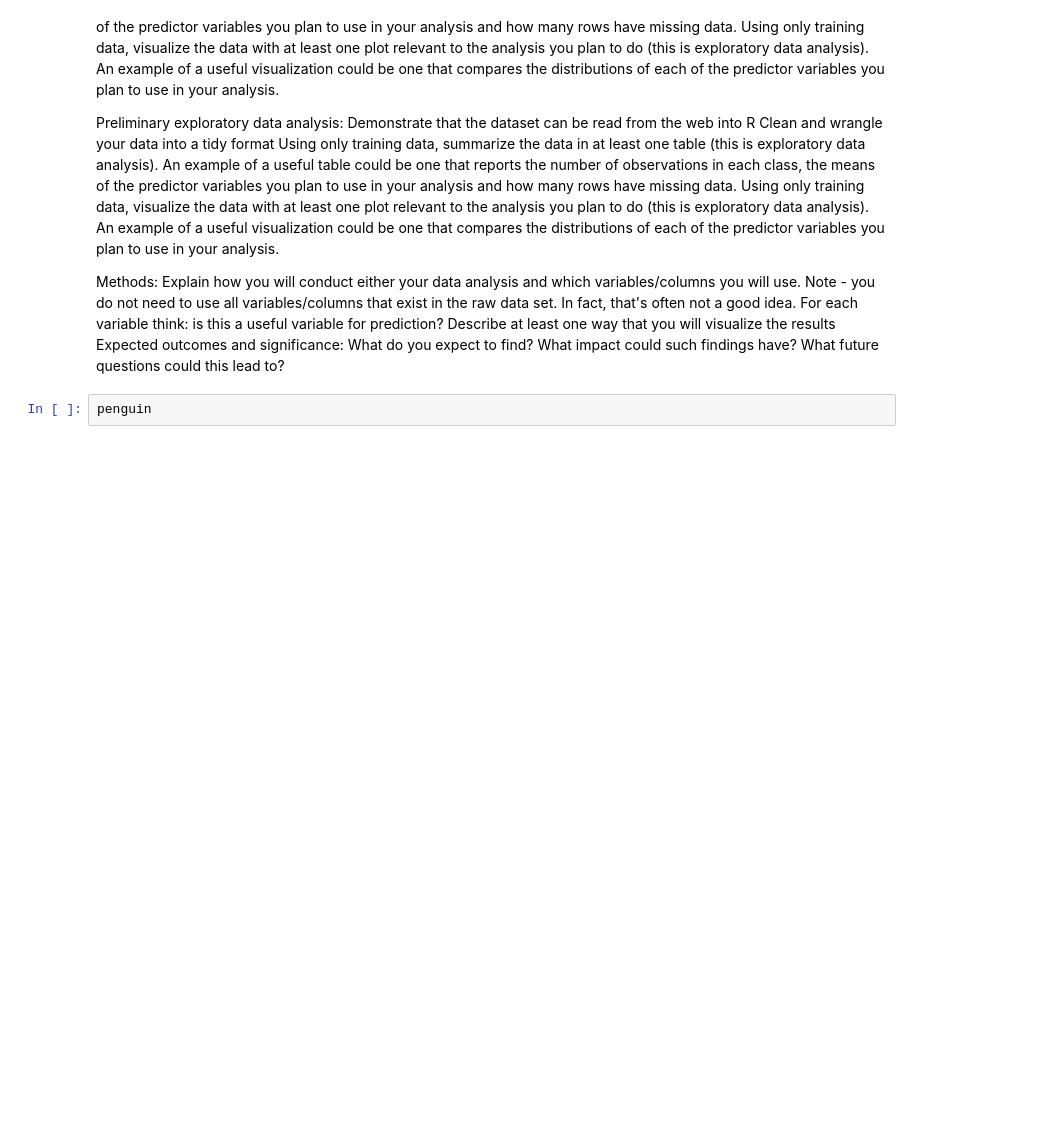
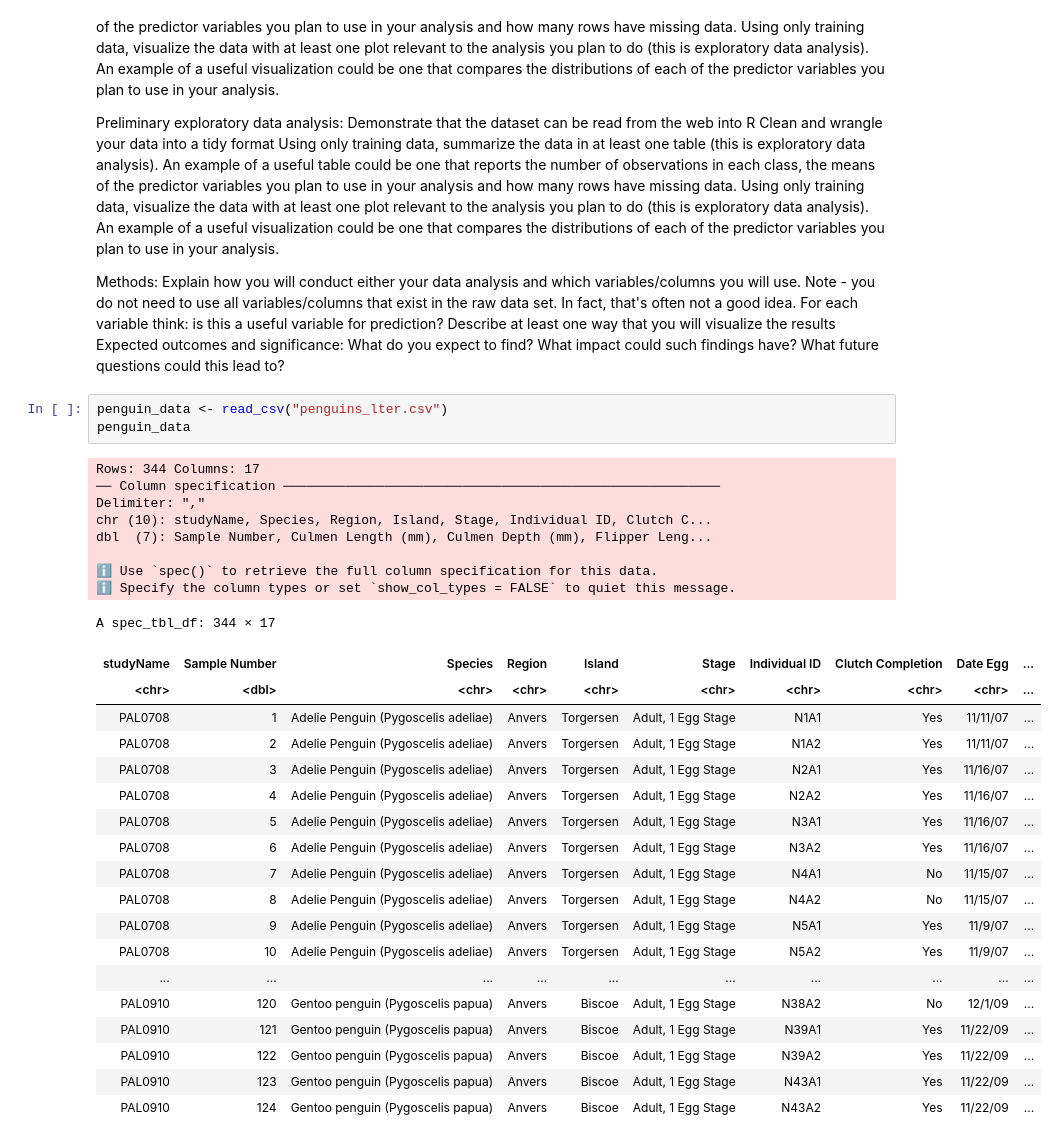
Before and after one commit to matthewsans/DCSI-100-group-project, a Jupyter notebook: intro.ipynb, the cells around one changed output. Saved outputs shown, nothing was run; the diff lists cells and outputs as text; blank space fills up the shorter version.

Commit message:
Data load in

```diff
--- a/intro.ipynb
+++ b/intro.ipynb
@@ -22,4 +22,33 @@ Preliminary exploratory data analysis: Demonstrate that the dataset can be read
 
 Methods: Explain how you will conduct either your data analysis and which variables/columns you will use. Note - you do not need to use all variables/columns that exist in the raw data set. In fact, that's often not a good idea. For each variable think: is this a useful variable for prediction? Describe at least one way that you will visualize the results Expected outcomes and significance: What do you expect to find? What impact could such findings have? What future questions could this lead to?
 # %%
-penguin
+penguin_data <- read_csv("penguins_lter.csv")
+penguin_data
+# %% [output]
+Rows: 344 Columns: 17
+── Column specification ────────────────────────────────────────────────────────
+Delimiter: ","
+chr (10): studyName, Species, Region, Island, Stage, Individual ID, Clutch C...
+dbl  (7): Sample Number, Culmen Length (mm), Culmen Depth (mm), Flipper Leng...
+
+ℹ Use `spec()` to retrieve the full column specification for this data.
+ℹ Specify the column types or set `show_col_types = FALSE` to quiet this message.
+A spec_tbl_df: 344 × 17
+| studyName | Sample Number | Species | Region | Island | Stage | Individual ID | Clutch Completion | Date Egg | ... |
+| <chr> | <dbl> | <chr> | <chr> | <chr> | <chr> | <chr> | <chr> | <chr> | ... |
+| PAL0708 | 1 | Adelie Penguin (Pygoscelis adeliae) | Anvers | Torgersen | Adult, 1 Egg Stage | N1A1 | Yes | 11/11/07 | ... |
+| PAL0708 | 2 | Adelie Penguin (Pygoscelis adeliae) | Anvers | Torgersen | Adult, 1 Egg Stage | N1A2 | Yes | 11/11/07 | ... |
+| PAL0708 | 3 | Adelie Penguin (Pygoscelis adeliae) | Anvers | Torgersen | Adult, 1 Egg Stage | N2A1 | Yes | 11/16/07 | ... |
+| PAL0708 | 4 | Adelie Penguin (Pygoscelis adeliae) | Anvers | Torgersen | Adult, 1 Egg Stage | N2A2 | Yes | 11/16/07 | ... |
+| PAL0708 | 5 | Adelie Penguin (Pygoscelis adeliae) | Anvers | Torgersen | Adult, 1 Egg Stage | N3A1 | Yes | 11/16/07 | ... |
+| PAL0708 | 6 | Adelie Penguin (Pygoscelis adeliae) | Anvers | Torgersen | Adult, 1 Egg Stage | N3A2 | Yes | 11/16/07 | ... |
+| PAL0708 | 7 | Adelie Penguin (Pygoscelis adeliae) | Anvers | Torgersen | Adult, 1 Egg Stage | N4A1 | No | 11/15/07 | ... |
+| PAL0708 | 8 | Adelie Penguin (Pygoscelis adeliae) | Anvers | Torgersen | Adult, 1 Egg Stage | N4A2 | No | 11/15/07 | ... |
+| PAL0708 | 9 | Adelie Penguin (Pygoscelis adeliae) | Anvers | Torgersen | Adult, 1 Egg Stage | N5A1 | Yes | 11/9/07 | ... |
+| PAL0708 | 10 | Adelie Penguin (Pygoscelis adeliae) | Anvers | Torgersen | Adult, 1 Egg Stage | N5A2 | Yes | 11/9/07 | ... |
+| ... | ... | ... | ... | ... | ... | ... | ... | ... | ... |
+| PAL0910 | 120 | Gentoo penguin (Pygoscelis papua) | Anvers | Biscoe | Adult, 1 Egg Stage | N38A2 | No | 12/1/09 | ... |
+| PAL0910 | 121 | Gentoo penguin (Pygoscelis papua) | Anvers | Biscoe | Adult, 1 Egg Stage | N39A1 | Yes | 11/22/09 | ... |
+| PAL0910 | 122 | Gentoo penguin (Pygoscelis papua) | Anvers | Biscoe | Adult, 1 Egg Stage | N39A2 | Yes | 11/22/09 | ... |
+| PAL0910 | 123 | Gentoo penguin (Pygoscelis papua) | Anvers | Biscoe | Adult, 1 Egg Stage | N43A1 | Yes | 11/22/09 | ... |
+| PAL0910 | 124 | Gentoo penguin (Pygoscelis papua) | Anvers | Biscoe | Adult, 1 Egg Stage | N43A2 | Yes | 11/22/09 | ... |
```
